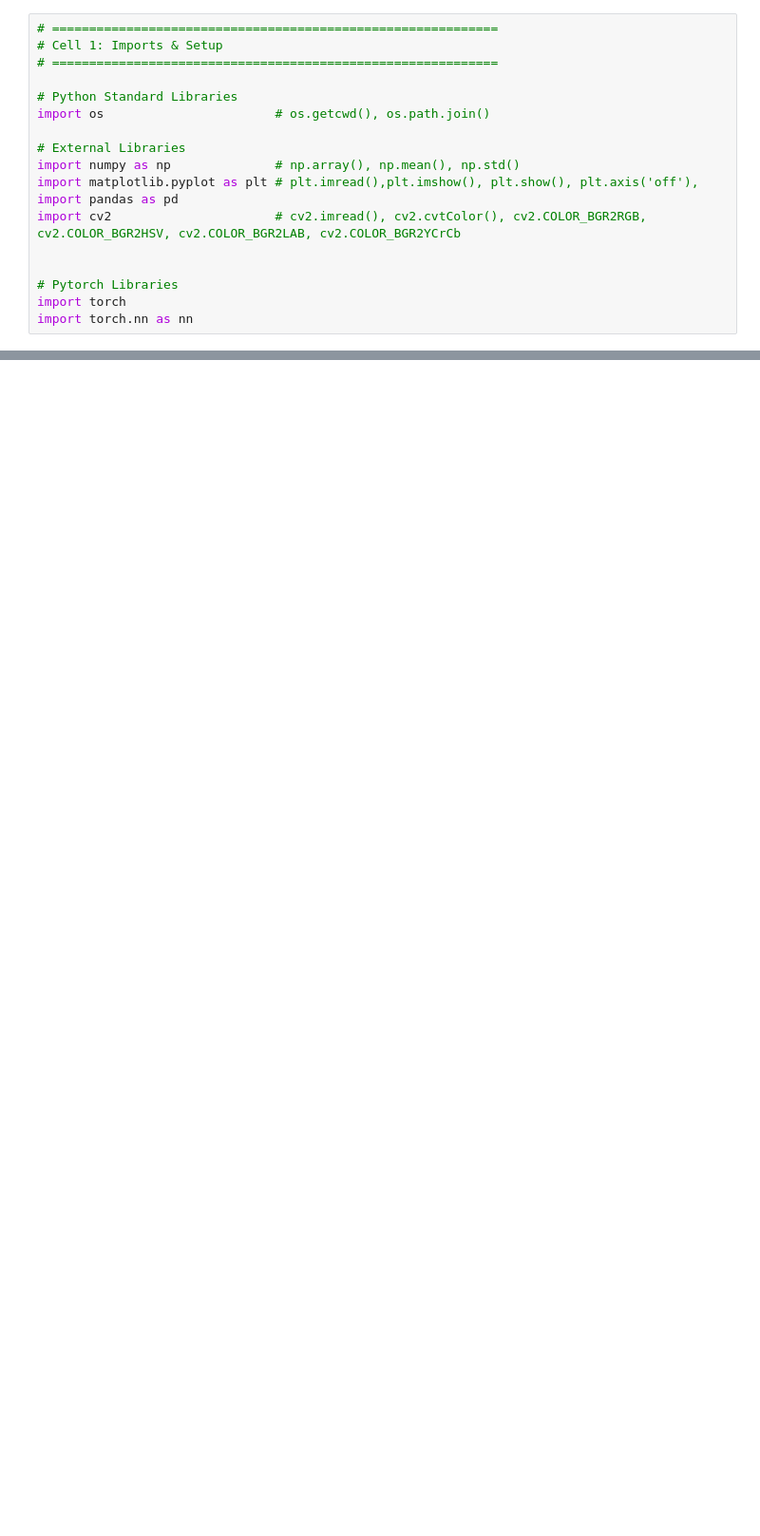
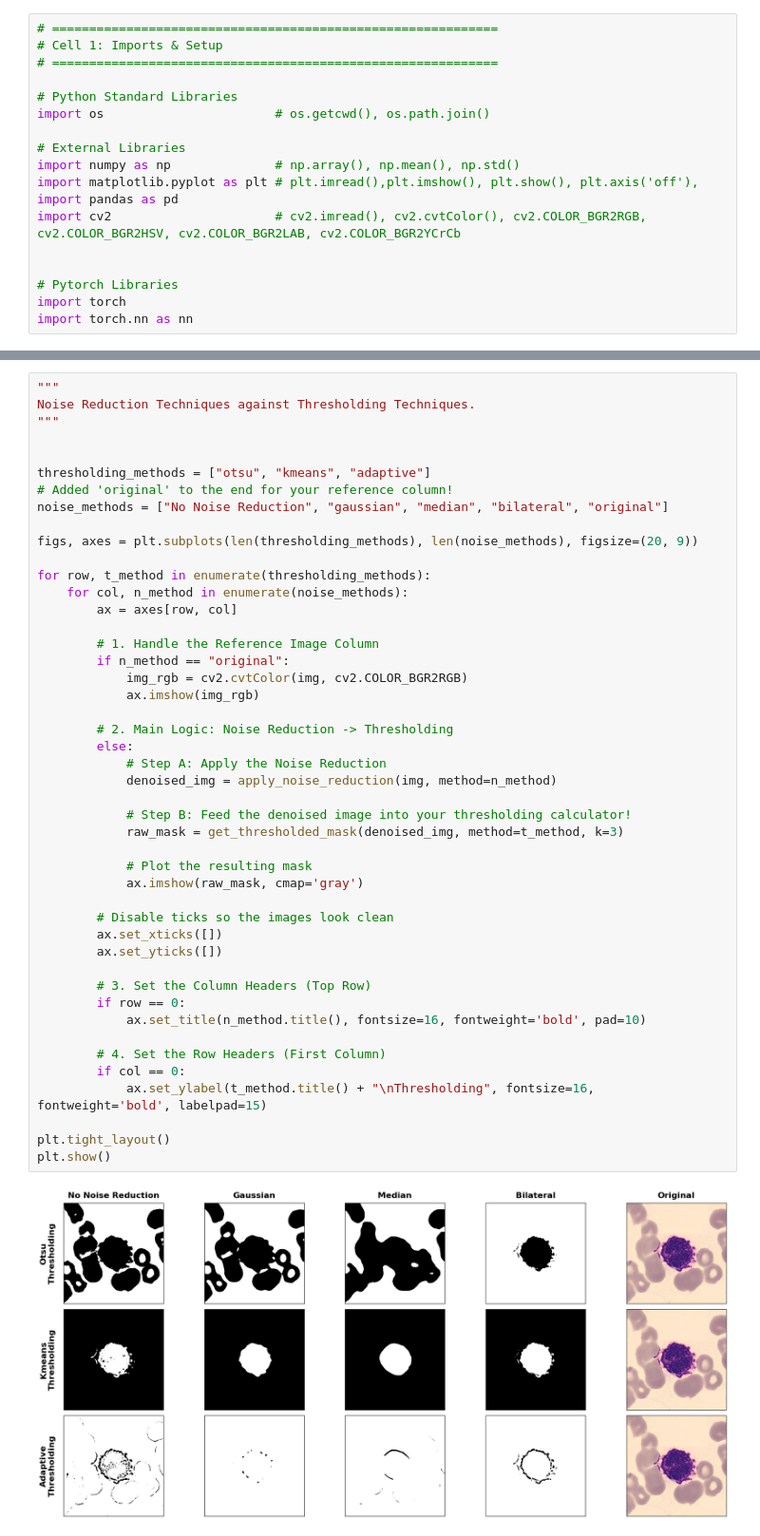
Before and after one commit to Proteus-Nell/WBC-Segmentation_Naturalize-Dataset, a Jupyter notebook: TestSuite.ipynb, the cells around one changed output, grey strips where cells are left out. Shown at 95% size. Saved outputs shown, nothing was run; the diff lists cells and outputs as text; blank space fills up the shorter version.

```diff
--- a/TestSuite.ipynb
+++ b/TestSuite.ipynb
@@ -117,0 +363,48 @@ plt.show()
+# %%
+"""
+Noise Reduction Techniques against Thresholding Techniques.
+"""
+
+
+thresholding_methods = ["otsu", "kmeans", "adaptive"]
+# Added 'original' to the end for your reference column!
+noise_methods = ["No Noise Reduction", "gaussian", "median", "bilateral", "original"]
+
+figs, axes = plt.subplots(len(thresholding_methods), len(noise_methods), figsize=(20, 9))
+
+for row, t_method in enumerate(thresholding_methods):
+    for col, n_method in enumerate(noise_methods):
+        ax = axes[row, col]
+
+        # 1. Handle the Reference Image Column
+        if n_method == "original":
+            img_rgb = cv2.cvtColor(img, cv2.COLOR_BGR2RGB)
+            ax.imshow(img_rgb)
+
+        # 2. Main Logic: Noise Reduction -> Thresholding
+        else:
+            # Step A: Apply the Noise Reduction
+            denoised_img = apply_noise_reduction(img, method=n_method)
+
+            # Step B: Feed the denoised image into your thresholding calculator!
+            raw_mask = get_thresholded_mask(denoised_img, method=t_method, k=3)
+
+            # Plot the resulting mask
+            ax.imshow(raw_mask, cmap='gray')
+
+        # Disable ticks so the images look clean
+        ax.set_xticks([])
+        ax.set_yticks([])
+
+        # 3. Set the Column Headers (Top Row)
+        if row == 0:
+            ax.set_title(n_method.title(), fontsize=16, fontweight='bold', pad=10)
+
+        # 4. Set the Row Headers (First Column)
+        if col == 0:
+            ax.set_ylabel(t_method.title() + "\nThresholding", fontsize=16, fontweight='bold', labelpad=15)
+
+plt.tight_layout()
+plt.show()
+# %% [output]
+[figure, added]
```
Also changed, not shown: parts of 9 cells of this notebook, 9 other files.
